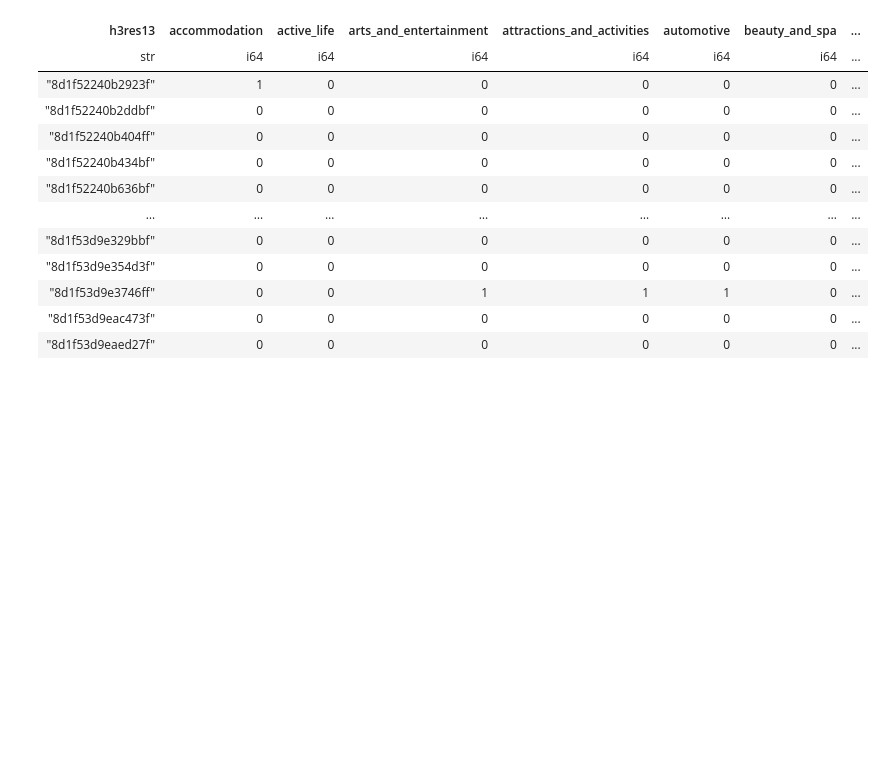
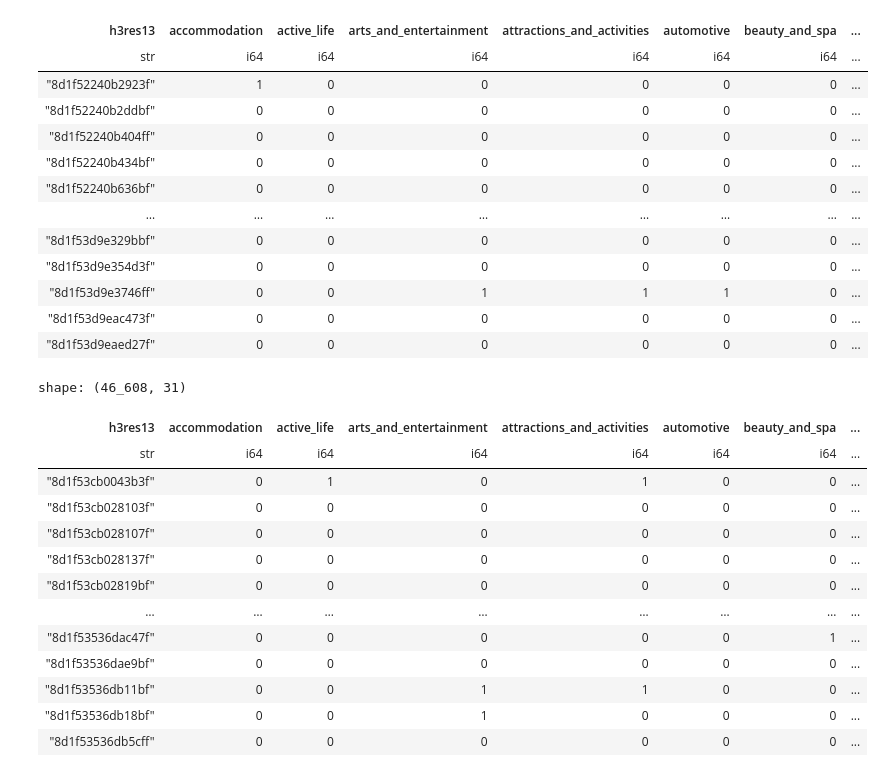
Before and after one commit to p-value-abusers/wec2025, a Jupyter notebook: krzysztof/02_baseline.ipynb, the cells around one changed output. Saved outputs shown, nothing was run; the diff lists cells and outputs as text; code cells hidden in the pictures; blank space fills up the shorter version.

```diff
--- a/krzysztof/02_baseline.ipynb
+++ b/krzysztof/02_baseline.ipynb
@@ -160,0 +163,17 @@ pl.concat(output, how="vertical").write_parquet('pois_walking_distance.parquet')
+# %%
+final_df
+# %% [output]
+shape: (46_608, 31)
+| h3res13 | accommodation | active_life | arts_and_entertainment | attractions_and_activities | automotive | beauty_and_spa | ... |
+| str | i64 | i64 | i64 | i64 | i64 | i64 | ... |
+| "8d1f53cb0043b3f" | 0 | 1 | 0 | 1 | 0 | 0 | ... |
+| "8d1f53cb028103f" | 0 | 0 | 0 | 0 | 0 | 0 | ... |
+| "8d1f53cb028107f" | 0 | 0 | 0 | 0 | 0 | 0 | ... |
+| "8d1f53cb028137f" | 0 | 0 | 0 | 0 | 0 | 0 | ... |
+| "8d1f53cb02819bf" | 0 | 0 | 0 | 0 | 0 | 0 | ... |
+| … | … | … | … | … | … | … | ... |
+| "8d1f53536dac47f" | 0 | 0 | 0 | 0 | 0 | 1 | ... |
+| "8d1f53536dae9bf" | 0 | 0 | 0 | 0 | 0 | 0 | ... |
+| "8d1f53536db11bf" | 0 | 0 | 1 | 1 | 0 | 0 | ... |
+| "8d1f53536db18bf" | 0 | 0 | 1 | 0 | 0 | 0 | ... |
+| "8d1f53536db5cff" | 0 | 0 | 0 | 0 | 0 | 0 | ... |
```
Also changed, not shown: parts of 2 cells of this notebook, 37 other files.
